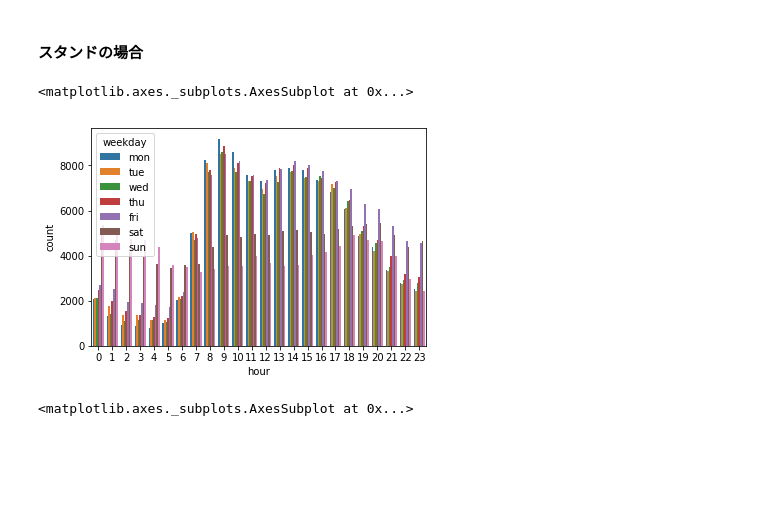
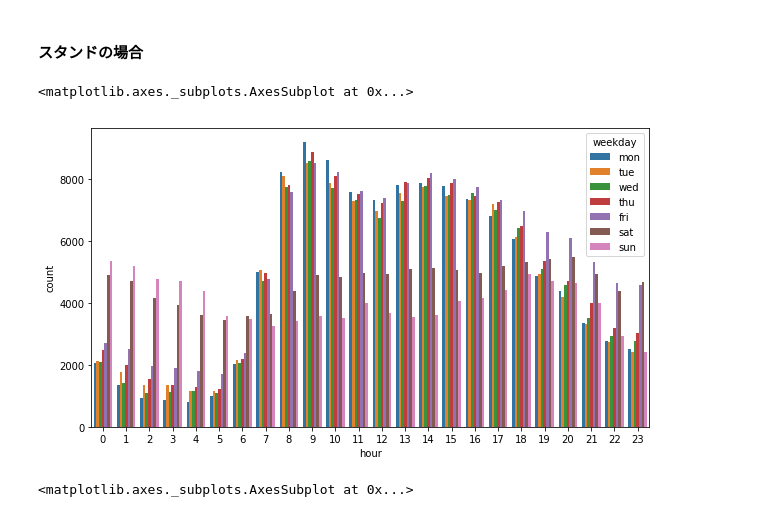
Before and after one commit to snufkin92/taxi_service_trajectory, a Jupyter notebook: taxi_service_trajectory_03.ipynb, the cells around one changed output. Saved outputs shown, nothing was run; the diff lists cells and outputs as text; code cells hidden in the pictures; blank space fills up the shorter version.

```diff
--- a/taxi_service_trajectory_03.ipynb
+++ b/taxi_service_trajectory_03.ipynb
@@ -327,10 +435,12 @@ sns.countplot(x="weekday", hue="holiday", data=df_call_type_c)
 # %% [markdown]
 #### スタンドの場合
 # %%
+plt.figure(figsize=(10.0, 5.5))
+
 sns.countplot(x="hour", hue="weekday", data=df_call_type_b)
 # %% [output]
 <matplotlib.axes._subplots.AxesSubplot at 0x...>
-[figure, old version]
+[figure, new version]
 # %%
 sns.countplot(x="hour", hue="holiday", data=df_call_type_b)
 # %% [output]
```
Also changed, not shown: parts of 66 cells of this notebook, 2 other files.
